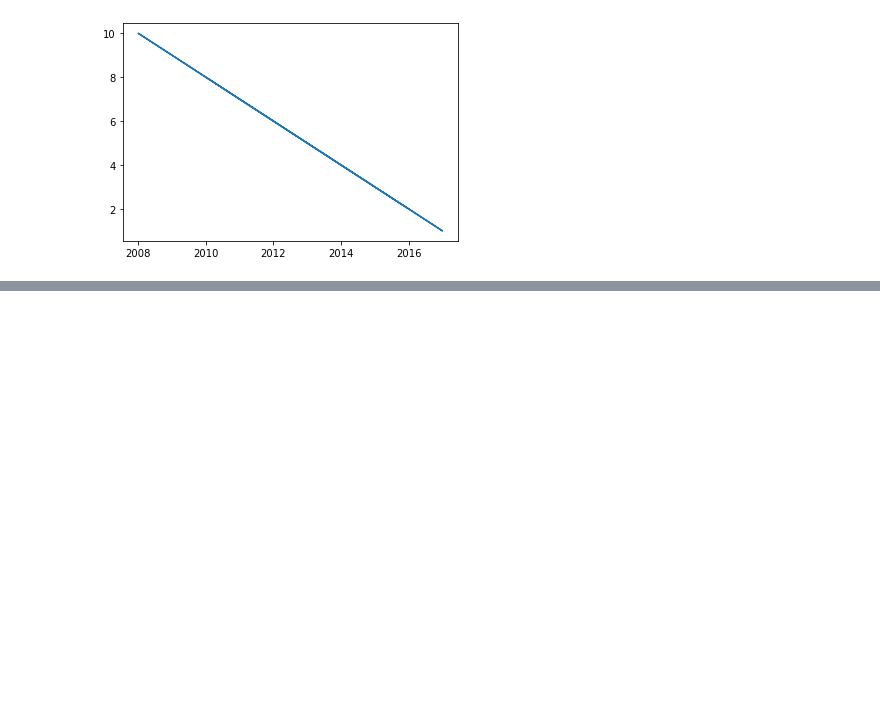
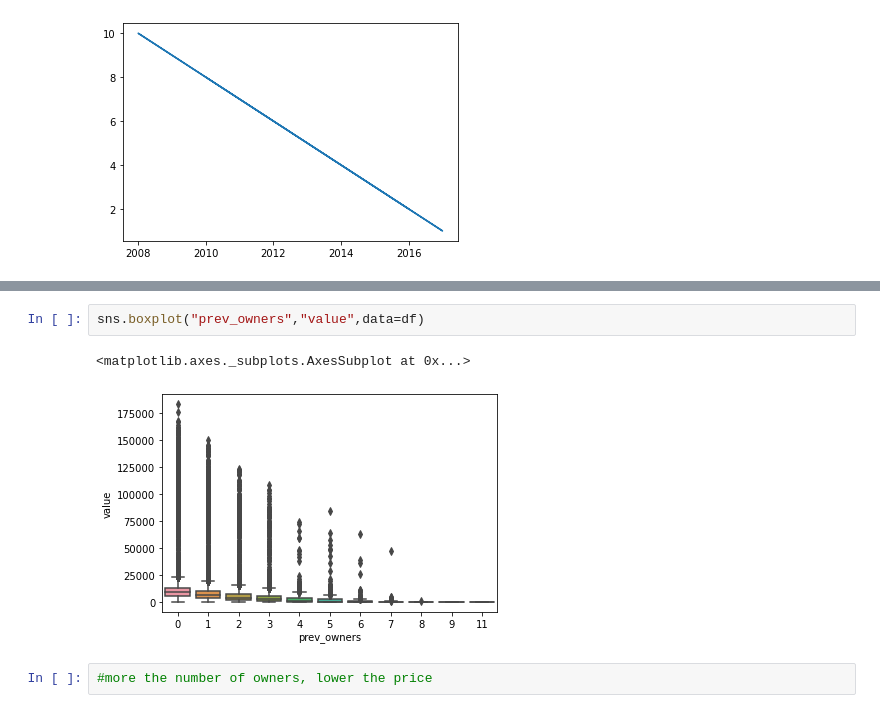
Before and after one commit to GauthamN3004/ML_Problems, a Jupyter notebook: Car_Price_Prediction/used_car_price_prediction.ipynb, the cells around one changed output, grey strips where cells are left out. Drawn from its saved outputs; the diff is of its cells as text; blank space fills up the shorter version.

```diff
--- a/Car_Price_Prediction/used_car_price_prediction.ipynb
+++ b/Car_Price_Prediction/used_car_price_prediction.ipynb
@@ -113,0 +131,7 @@ df.head()
+# %%
+sns.boxplot("prev_owners","value",data=df)
+# %% [output]
+<matplotlib.axes._subplots.AxesSubplot at 0x...>
+[figure, added]
+# %%
+#more the number of owners, lower the price
```
Also changed, not shown: parts of 33 cells of this notebook, 1 other file.
